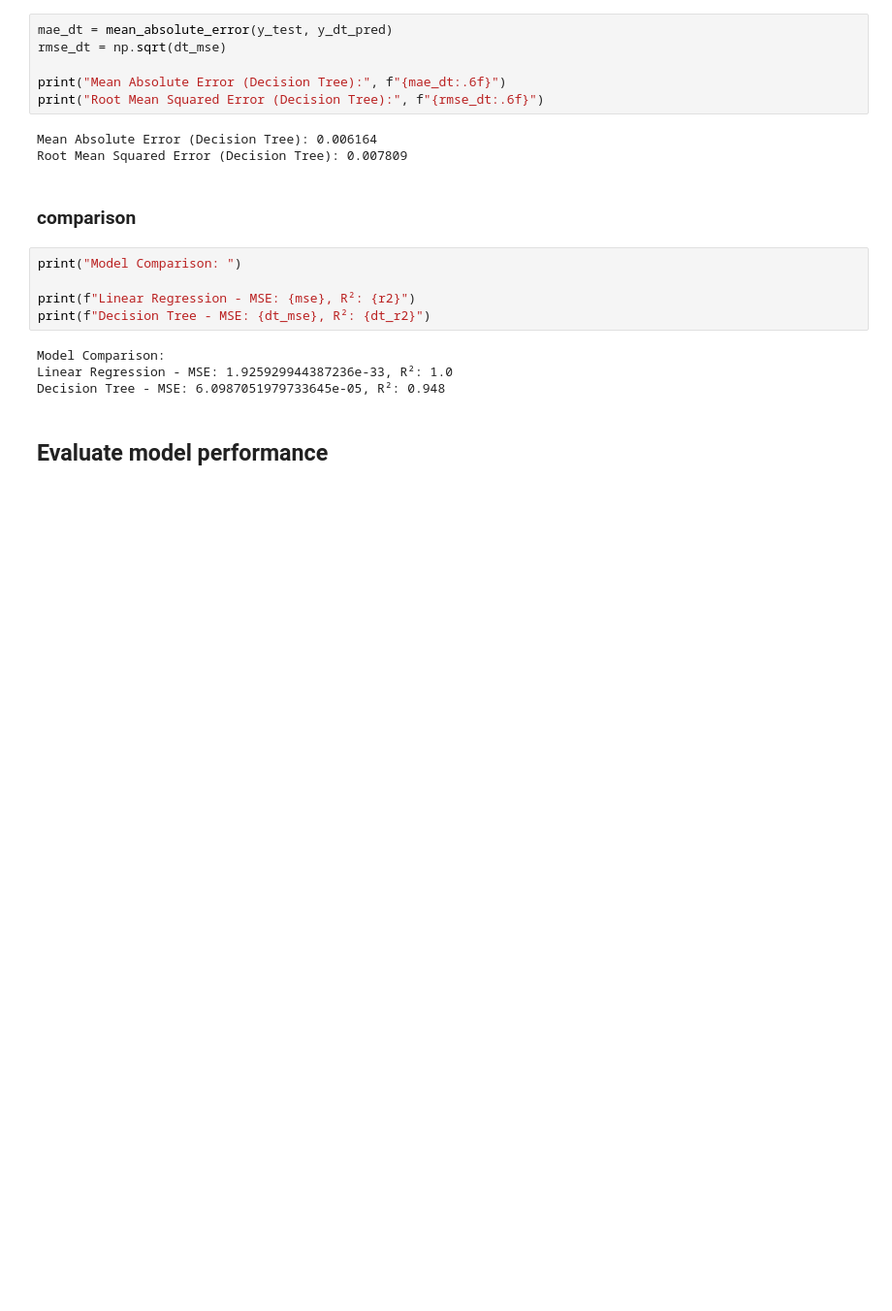
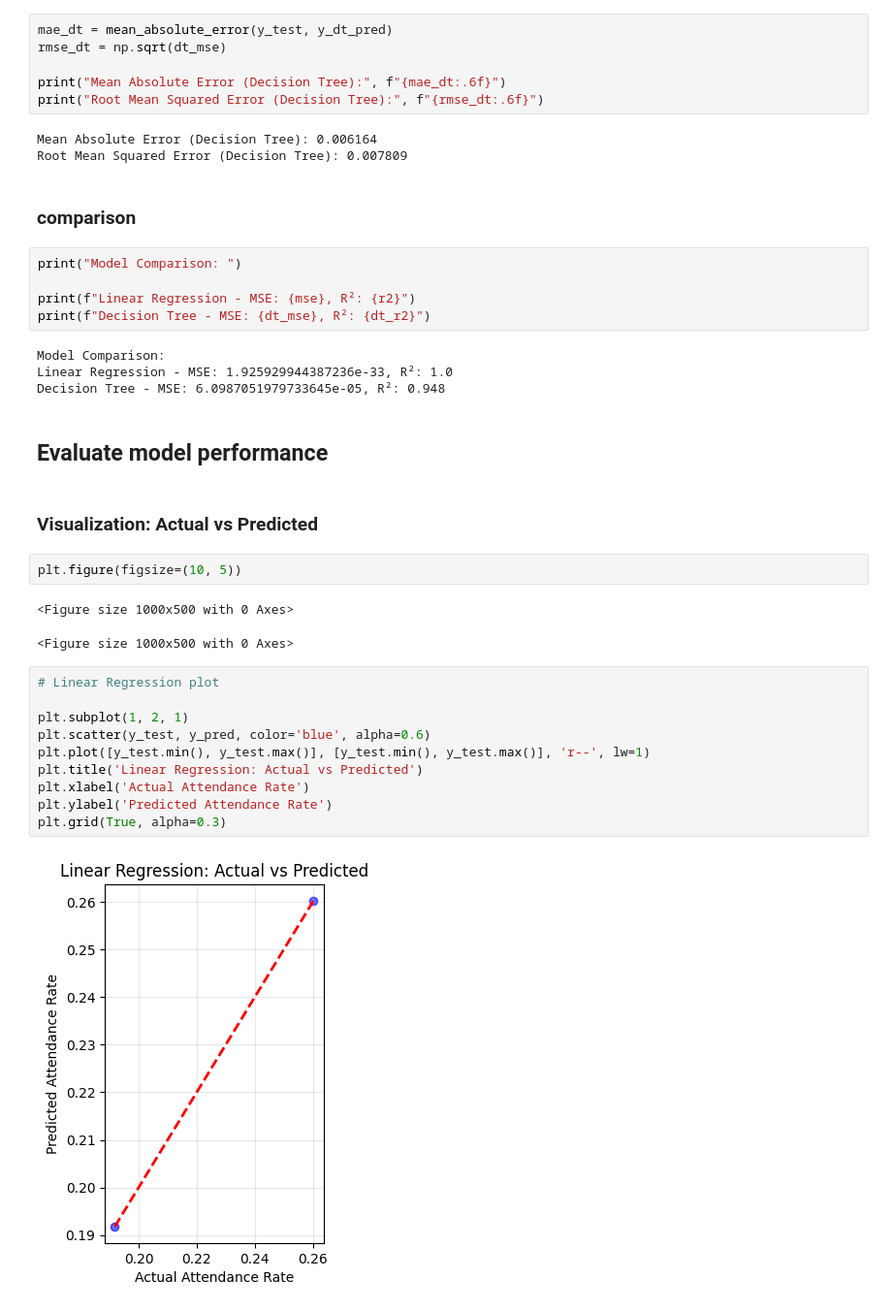
Before and after one commit to DhaneeraDulvanya/data-analytics-practice, a Jupyter notebook: Session_12.ipynb, the cells around one changed output. Shown at 97% size. Saved outputs shown, nothing was run; the diff lists cells and outputs as text; blank space fills up the shorter version.

Commit message:
Added Linear Regression plot and Decision Tree plot

```diff
--- a/Session_12.ipynb
+++ b/Session_12.ipynb
@@ -198,3 +198,22 @@ Linear Regression - MSE: 1.925929944387236e-33, R²: 1.0
 Decision Tree - MSE: 6.0987051979733645e-05, R²: 0.948
 # %% [markdown]
 ## Evaluate model performance
+# %% [markdown]
+### Visualization: Actual vs Predicted
+# %%
+plt.figure(figsize=(10, 5))
+# %% [output]
+<Figure size 1000x500 with 0 Axes>
+<Figure size 1000x500 with 0 Axes>
+# %%
+# Linear Regression plot
+
+plt.subplot(1, 2, 1)
+plt.scatter(y_test, y_pred, color='blue', alpha=0.6)
+plt.plot([y_test.min(), y_test.max()], [y_test.min(), y_test.max()], 'r--', lw=1)
+plt.title('Linear Regression: Actual vs Predicted')
+plt.xlabel('Actual Attendance Rate')
+plt.ylabel('Predicted Attendance Rate')
+plt.grid(True, alpha=0.3)
+# %% [output]
+[figure, added]
```
Also changed, not shown: parts of 1 cell of this notebook.
